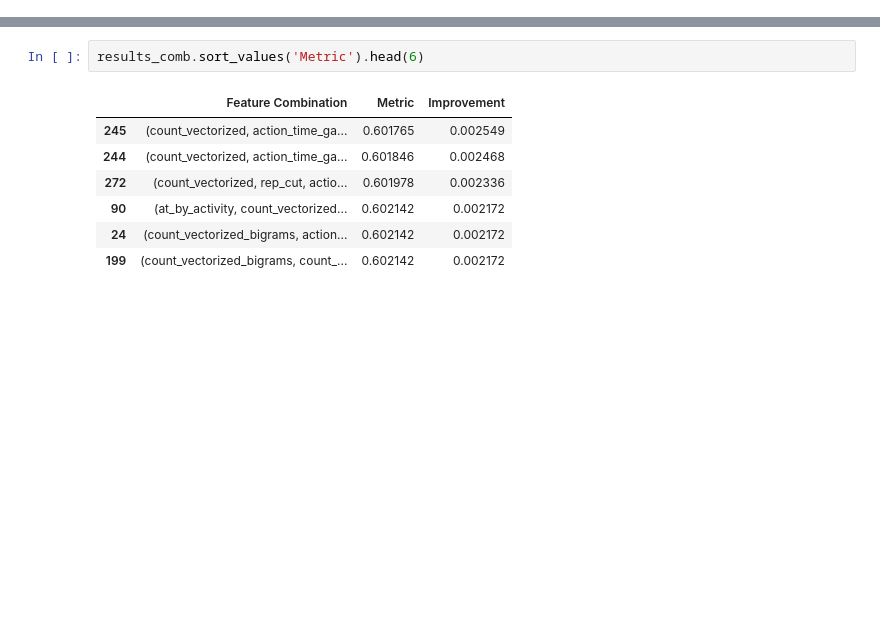
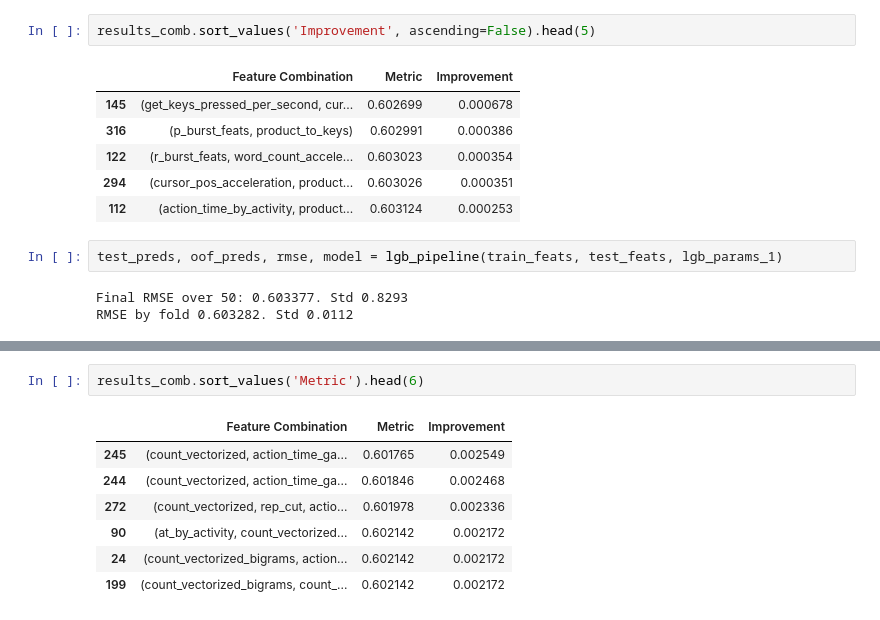
Before and after one commit to uallende/linking_writing_quality, a Jupyter notebook: SPF_experiments.ipynb, the cells around one changed output, grey strips where cells are left out. Drawn from its saved outputs; the diff is of its cells as text; blank space fills up the shorter version.

```diff
--- a/SPF_experiments.ipynb
+++ b/SPF_experiments.ipynb
@@ -73,0 +137,14 @@ Features: action_time_gap_by_acti. RMSE: 0.604244, Improvement: 0.000070
+# %%
+results_comb.sort_values('Improvement', ascending=False).head(5)
+# %% [output]
+|  | Feature Combination | Metric | Improvement |
+| 145 | (get_keys_pressed_per_second, cur... | 0.602699 | 0.000678 |
+| 316 | (p_burst_feats, product_to_keys) | 0.602991 | 0.000386 |
+| 122 | (r_burst_feats, word_count_accele... | 0.603023 | 0.000354 |
+| 294 | (cursor_pos_acceleration, product... | 0.603026 | 0.000351 |
+| 112 | (action_time_by_activity, product... | 0.603124 | 0.000253 |
+# %%
+test_preds, oof_preds, rmse, model = lgb_pipeline(train_feats, test_feats, lgb_params_1)
+# %% [output]
+Final RMSE over 50: 0.603377. Std 0.8293
+RMSE by fold 0.603282. Std 0.0112
```
Also changed, not shown: parts of 11 cells of this notebook, 11 other files.
